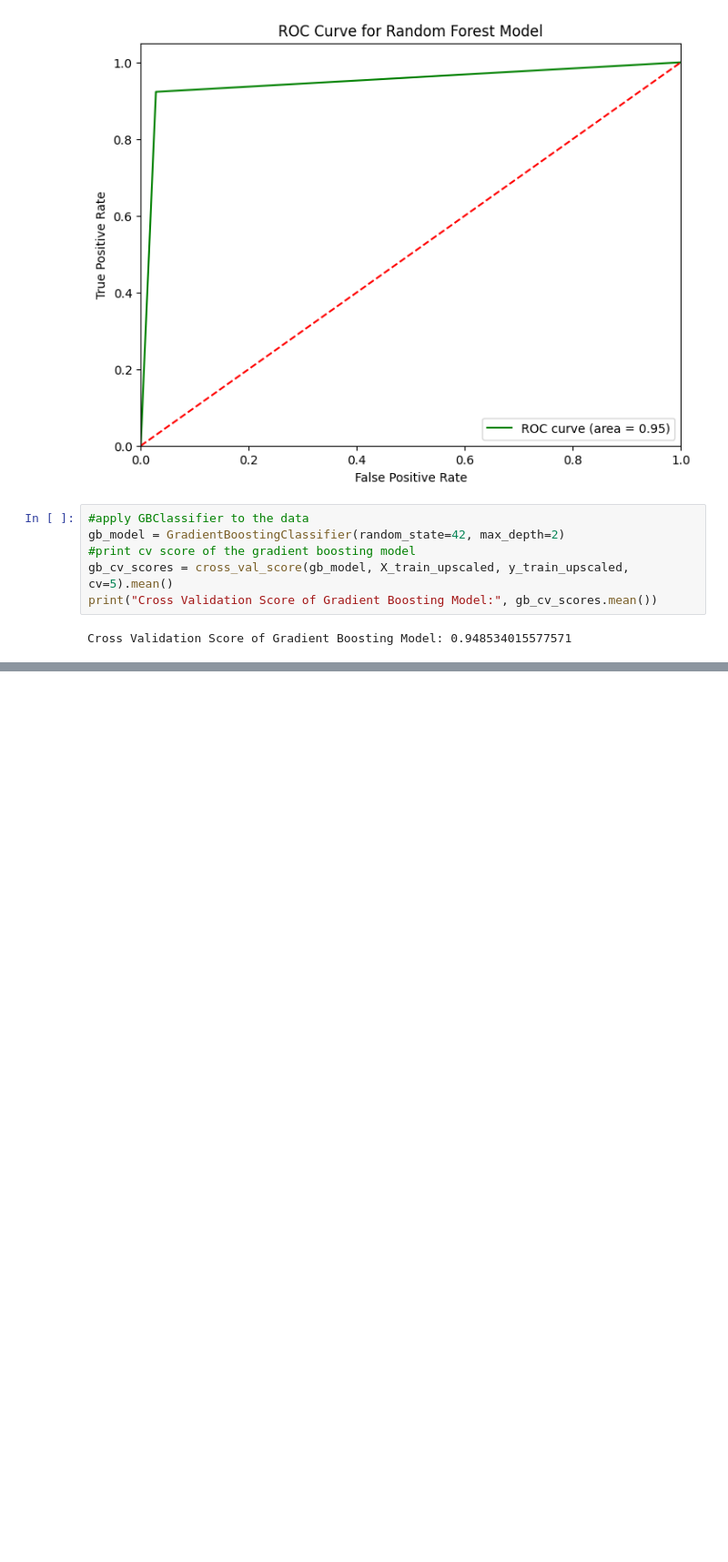
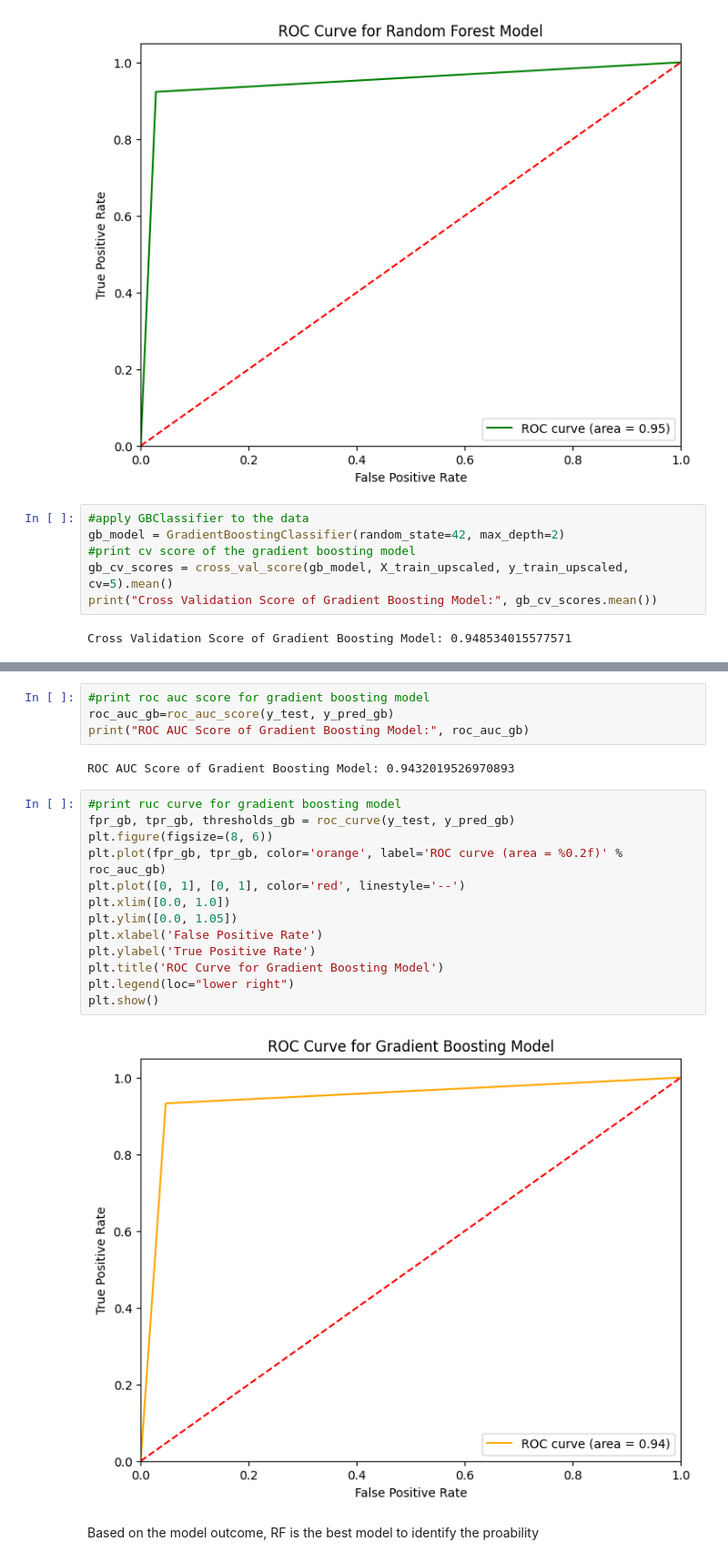
Before and after one commit to srinipar/AILabs, a Jupyter notebook: AIMLIIT/Projects/ML_Employee Turnover Analytics/Employee_TurnoverAnalysis.ipynb, the cells around one changed output, grey strips where cells are left out. Shown at 91% size. Cells and saved outputs as stored; diff of their text form; blank space fills up the shorter version.

```diff
--- a/AIMLIIT/Projects/ML_Employee Turnover Analytics/Employee_TurnoverAnalysis.ipynb
+++ b/AIMLIIT/Projects/ML_Employee Turnover Analytics/Employee_TurnoverAnalysis.ipynb
@@ -495,0 +504,23 @@ F1 Score of Gradient Boosting Model: 0.9246717346233587
+# %%
+#print roc auc score for gradient boosting model
+roc_auc_gb=roc_auc_score(y_test, y_pred_gb)
+print("ROC AUC Score of Gradient Boosting Model:", roc_auc_gb)
+# %% [output]
+ROC AUC Score of Gradient Boosting Model: 0.9432019526970893
+# %%
+#print ruc curve for gradient boosting model
+fpr_gb, tpr_gb, thresholds_gb = roc_curve(y_test, y_pred_gb)
+plt.figure(figsize=(8, 6))
+plt.plot(fpr_gb, tpr_gb, color='orange', label='ROC curve (area = %0.2f)' % roc_auc_gb)
+plt.plot([0, 1], [0, 1], color='red', linestyle='--')
+plt.xlim([0.0, 1.0])
+plt.ylim([0.0, 1.05])
+plt.xlabel('False Positive Rate')
+plt.ylabel('True Positive Rate')
+plt.title('ROC Curve for Gradient Boosting Model')
+plt.legend(loc="lower right")
+plt.show()
+# %% [output]
+[figure, added]
+# %% [markdown]
+Based on the model outcome, RF is the best model to identify the proability
```
Also changed, not shown: parts of 8 cells of this notebook.
